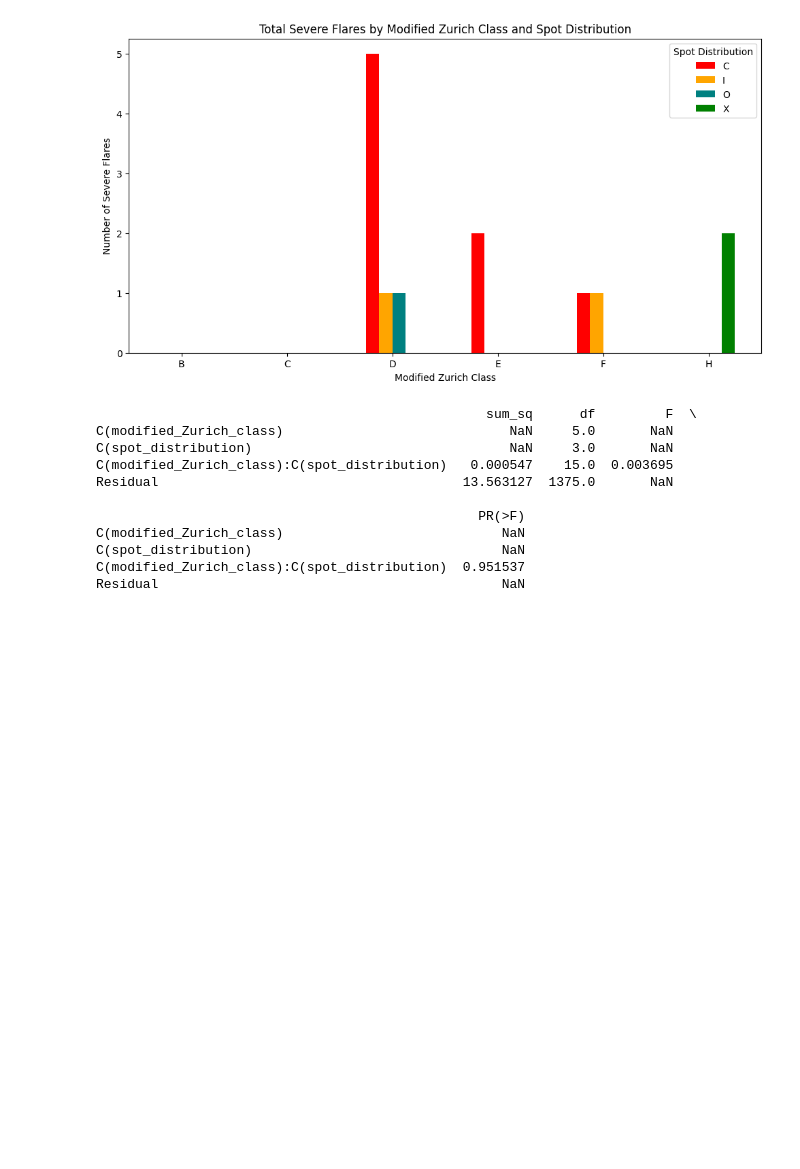
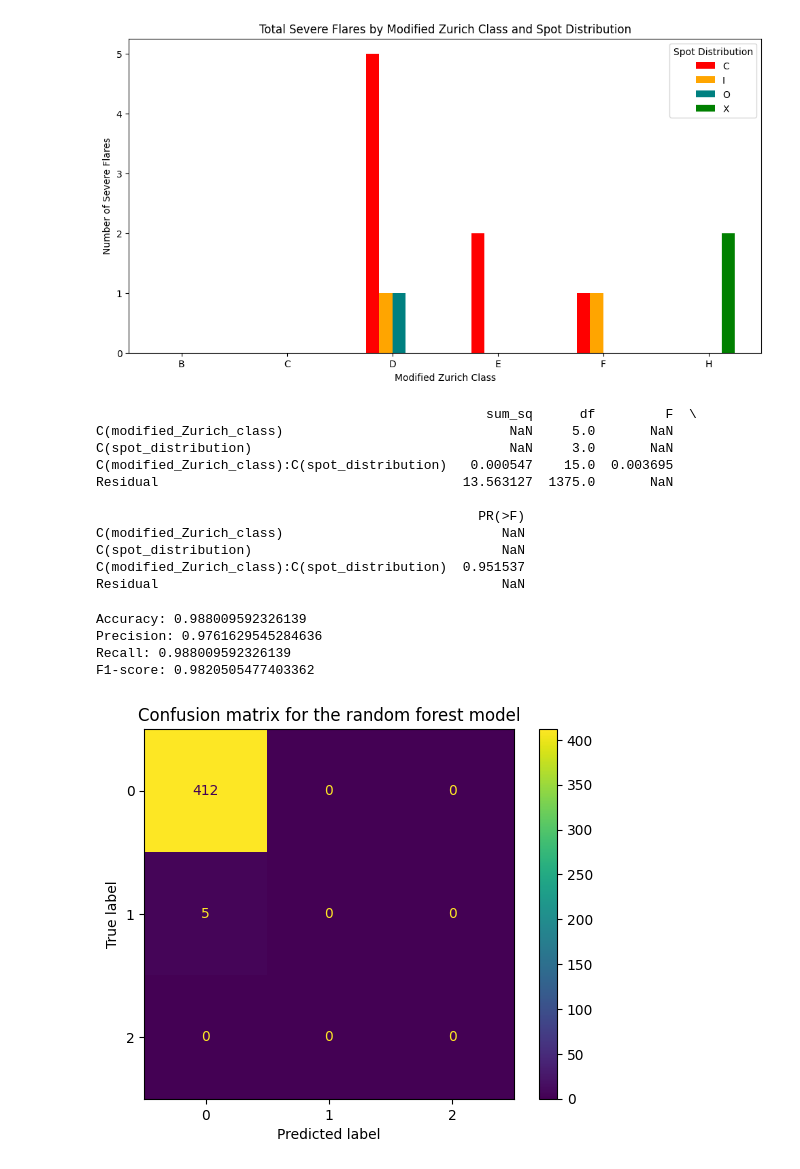
Before and after one commit to electro10000/Astrology-Dataset, a Jupyter notebook: Solar_Flare_Research_Project.ipynb, the cells around one changed output. Cells and saved outputs as stored; diff of their text form; code cells hidden in the pictures; blank space fills up the shorter version.

```diff
--- a/Solar_Flare_Research_Project.ipynb
+++ b/Solar_Flare_Research_Project.ipynb
@@ -389,3 +392,42 @@ C(modified_Zurich_class)                            NaN
 C(spot_distribution)                                NaN
 C(modified_Zurich_class):C(spot_distribution)  0.951537
 Residual                                            NaN
+# %%
+features = ['zurich_class_B', 'zurich_class_C', 'zurich_class_D', 'zurich_class_E', 'zurich_class_F', 'zurich_class_H',
+            'spot_distribution_X', 'spot_distribution_O', 'spot_distribution_I', 'spot_distribution_C']
+Xrf = df_flare_xencoded[features]
+yrf = df_flare_xencoded['severe flares']
+
+X_train, X_test, y_train, y_test = train_test_split(Xrf, yrf, test_size=0.3, random_state=42)
+
+rf_model = RandomForestClassifier(n_estimators=100, random_state=42)
+rf_model.fit(X_train, y_train)
+
+predrf = rf_model.predict(X_test)
+
+accuracy = accuracy_score(y_test, predrf)
+precision = precision_score(y_test, predrf, average='weighted', zero_division=0)
+recall = recall_score(y_test, predrf, average='weighted', zero_division=0)
+f1 = f1_score(y_test, predrf, average='weighted', zero_division=0)
+
+
+print("Accuracy: " + str(accuracy))
+print("Precision: " + str(precision))
+print("Recall: " + str(recall))
+print("F1-score: " + str(f1))
+# %% [output]
+Accuracy: 0.988009592326139
+Precision: 0.9761629545284636
+Recall: 0.988009592326139
+F1-score: 0.9820505477403362
+# %%
+matrix = confusion_matrix(y_test, predrf, labels=[0, 1, 2])
+# I put the labels while I was creating the confusion matrix to force it to be a 3x3
+# It wouldn't predict for 2 severe flares because that only appears once in the whole dataset
+display = ConfusionMatrixDisplay(confusion_matrix=matrix, display_labels=[0, 1, 2])
+
+display.plot()
+plt.title("Confusion matrix for the random forest model")
+plt.show()
+# %% [output]
+[figure, added]
```
Also changed, not shown: parts of 2 cells of this notebook.
